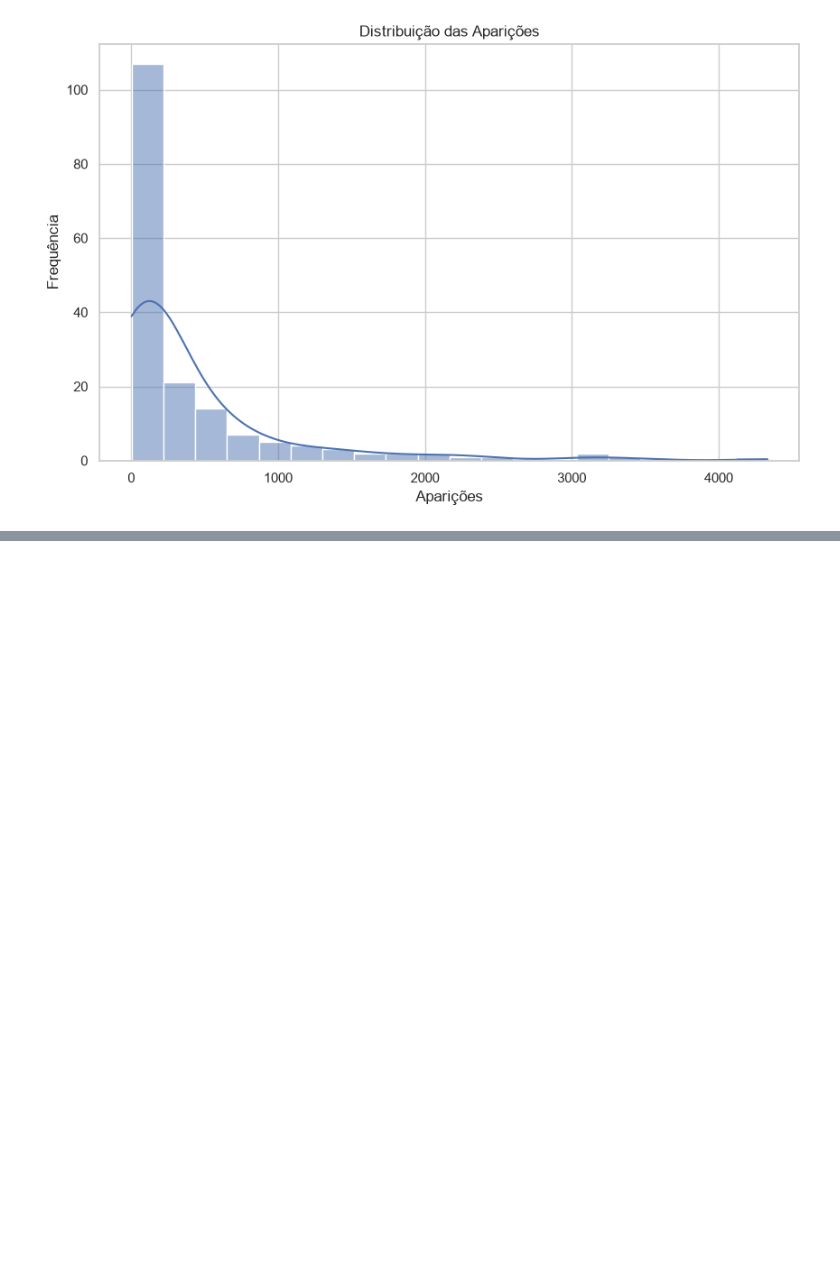
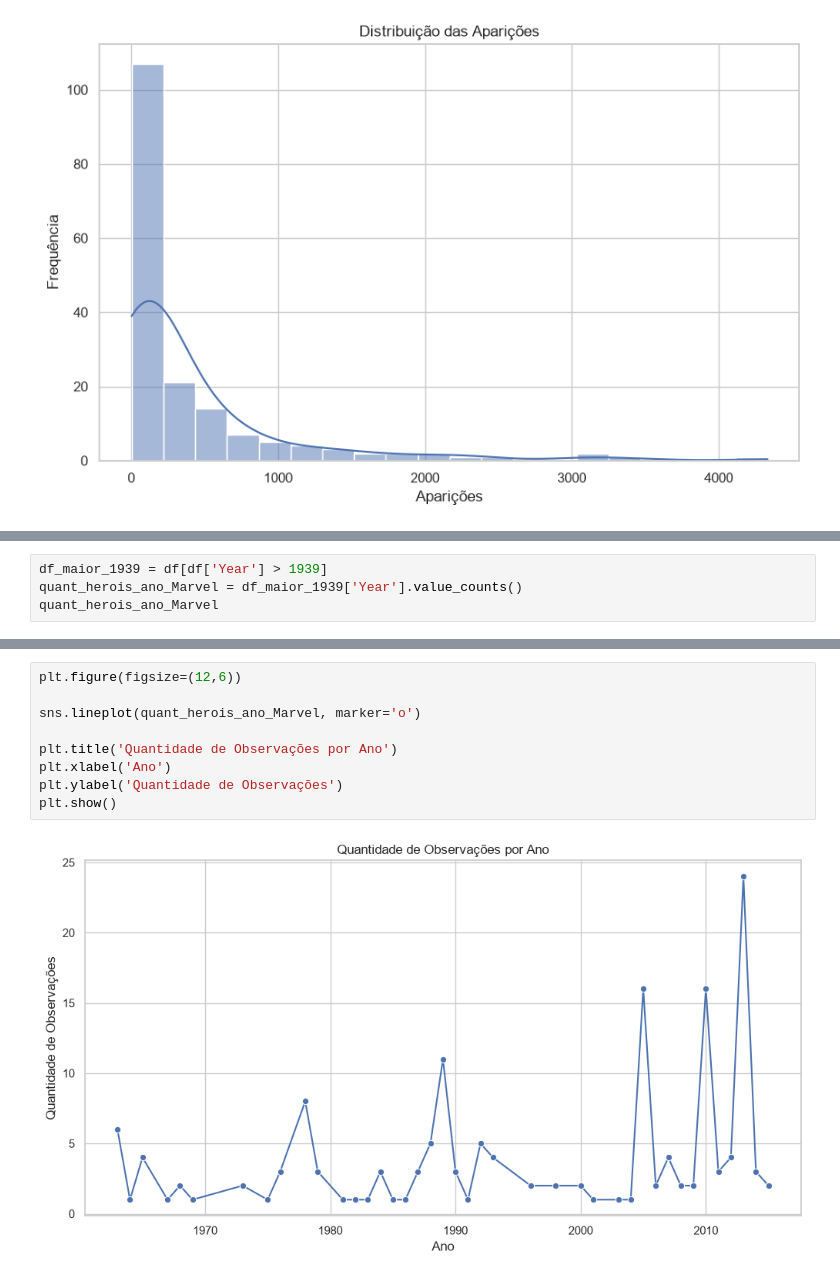
Before and after one commit to hccruz/Projeto_Avengres, a Jupyter notebook: src/main.ipynb, the cells around one changed output, grey strips where cells are left out. Drawn from its saved outputs; the diff is of its cells as text; blank space fills up the shorter version.

```diff
--- a/src/main.ipynb
+++ b/src/main.ipynb
@@ -194,0 +257,4 @@ plt.show()
+# %%
+df_maior_1939 = df[df['Year'] > 1939]
+quant_herois_ano_Marvel = df_maior_1939['Year'].value_counts()
+quant_herois_ano_Marvel
@@ -194,0 +279,11 @@ plt.show()
+# %%
+plt.figure(figsize=(12,6))
+
+sns.lineplot(quant_herois_ano_Marvel, marker='o')
+
+plt.title('Quantidade de Observações por Ano')
+plt.xlabel('Ano')
+plt.ylabel('Quantidade de Observações')
+plt.show()
+# %% [output]
+[figure, added]
```
Also changed, not shown: parts of 10 cells of this notebook.
